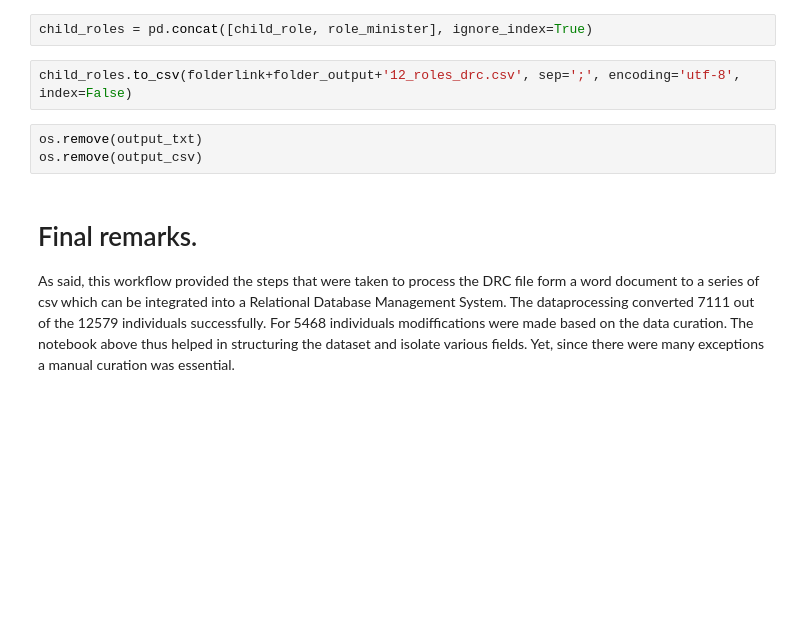
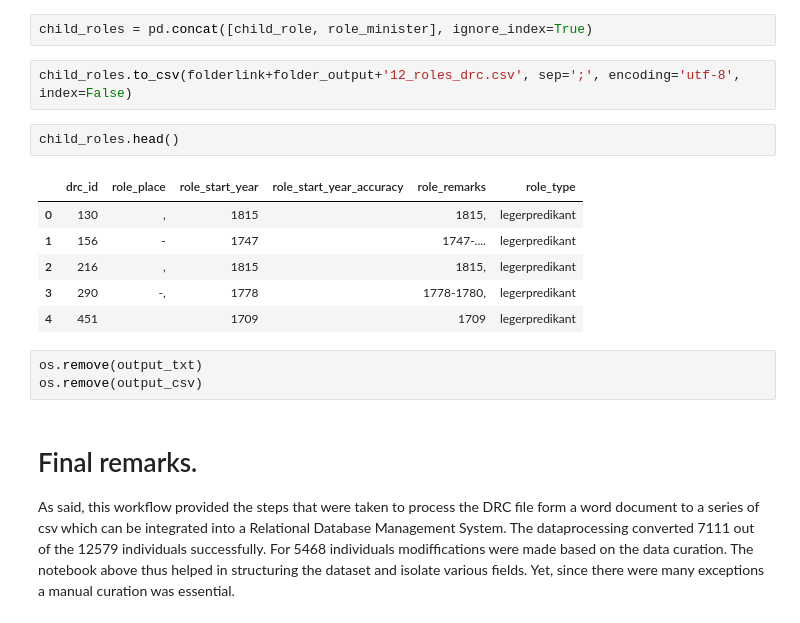
Before and after one commit to DigiDuRe/DigiDuRe, a Jupyter notebook: 1_Data_Harmonization/1_1_DRC_1555-1816.ipynb, the cells around one changed output. Saved outputs shown, nothing was run; the diff lists cells and outputs as text; blank space fills up the shorter version.

```diff
--- a/1_Data_Harmonization/1_1_DRC_1555-1816.ipynb
+++ b/1_Data_Harmonization/1_1_DRC_1555-1816.ipynb
@@ -580,6 +581,15 @@ Next the other roles are integrated into every row and added in a child_roles.cs
 child_roles = pd.concat([child_role, role_minister], ignore_index=True)
 # %%
 child_roles.to_csv(folderlink+folder_output+'12_roles_drc.csv', sep=';', encoding='utf-8', index=False)
+# %%
+child_roles.head()
+# %% [output]
+|  | drc_id | role_place | role_start_year | role_start_year_accuracy | role_remarks | role_type |
+| 0 | 130 | , | 1815 |  | 1815, | legerpredikant |
+| 1 | 156 | - | 1747 |  | 1747-.... | legerpredikant |
+| 2 | 216 | , | 1815 |  | 1815, | legerpredikant |
+| 3 | 290 | -, | 1778 |  | 1778-1780, | legerpredikant |
+| 4 | 451 |  | 1709 |  | 1709 | legerpredikant |
 # %%
 os.remove(output_txt)
 os.remove(output_csv)
```
Also changed, not shown: parts of 8 cells of this notebook.
